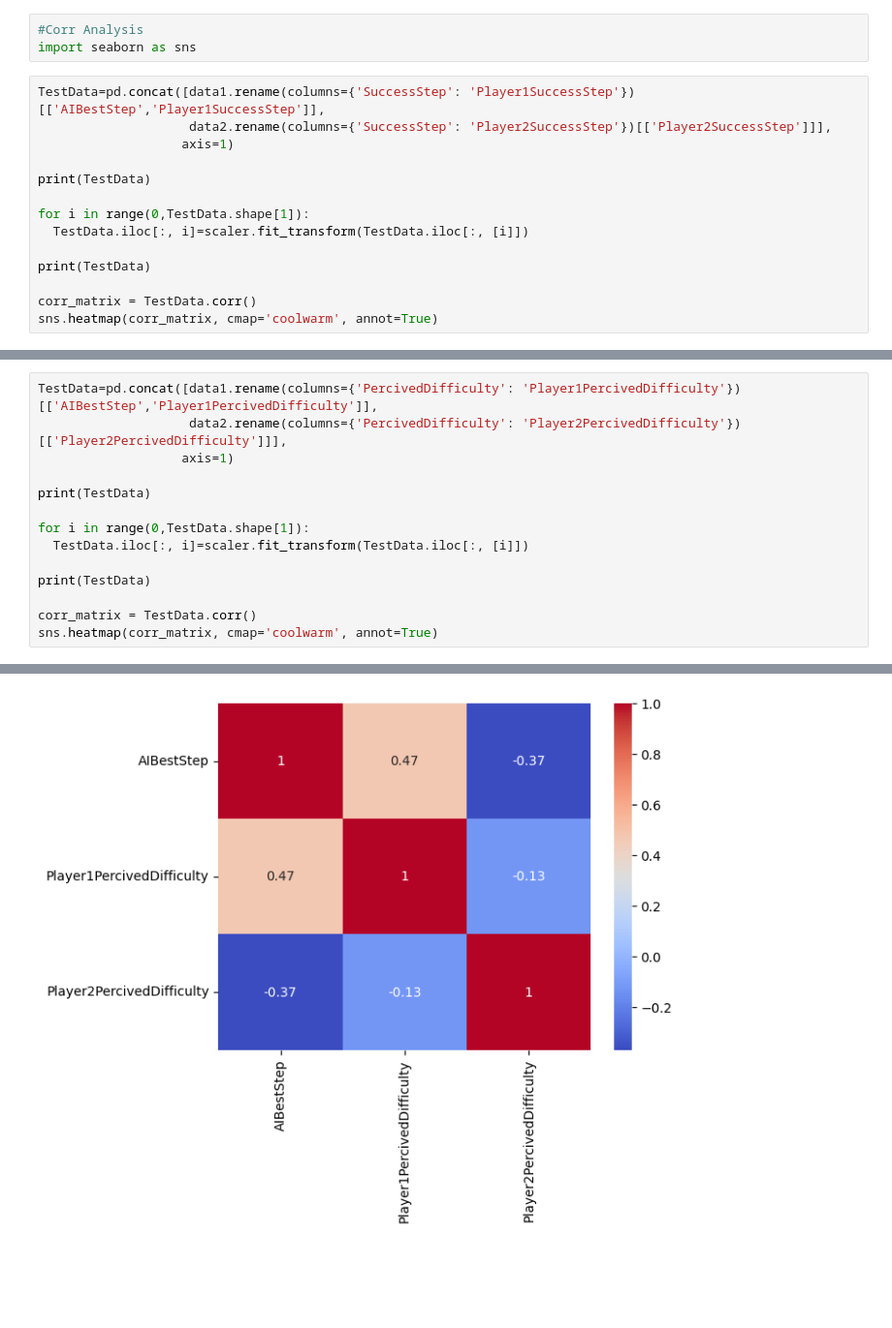
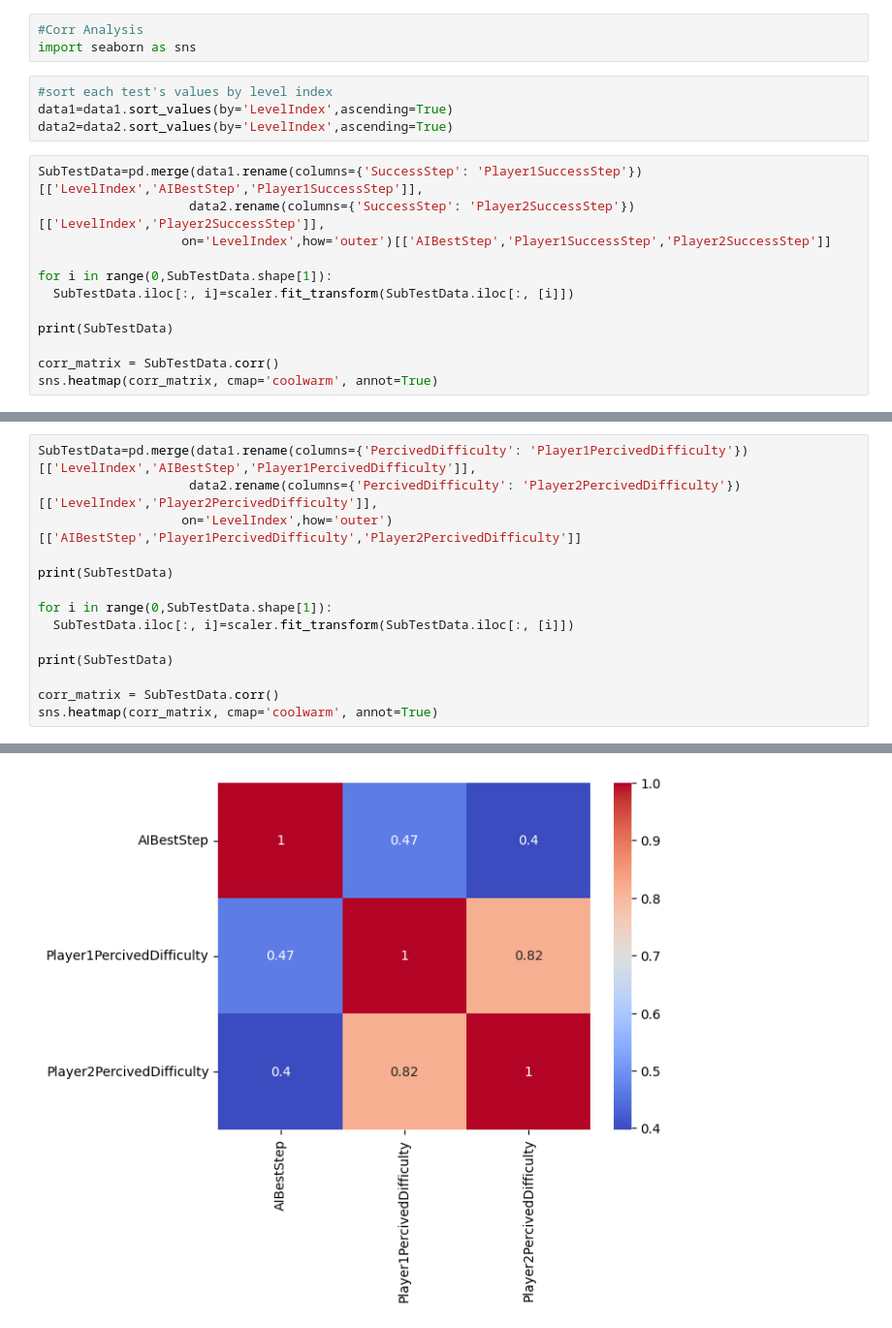
Before and after one commit to LingPeiYu/AaltoThesisDataAnalysis, a Jupyter notebook: AaltoThesisDataAnalysis.ipynb, the cells around one changed output, grey strips where cells are left out. Shown at 97% size. Cells and saved outputs as stored; diff of their text form; blank space fills up the shorter version.

```diff
--- a/AaltoThesisDataAnalysis.ipynb
+++ b/AaltoThesisDataAnalysis.ipynb
@@ -266,19 +274,21 @@ print(test_error)
 # %%
 #Corr Analysis
 import seaborn as sns
+# %%
+#sort each test's values by level index
+data1=data1.sort_values(by='LevelIndex',ascending=True)
+data2=data2.sort_values(by='LevelIndex',ascending=True)
 # %%
-TestData=pd.concat([data1.rename(columns={'SuccessStep': 'Player1SuccessStep'})[['AIBestStep','Player1SuccessStep']],
-                    data2.rename(columns={'SuccessStep': 'Player2SuccessStep'})[['Player2SuccessStep']]],
-                   axis=1)
+SubTestData=pd.merge(data1.rename(columns={'SuccessStep': 'Player1SuccessStep'})[['LevelIndex','AIBestStep','Player1SuccessStep']],
+                    data2.rename(columns={'SuccessStep': 'Player2SuccessStep'})[['LevelIndex','Player2SuccessStep']],
+                   on='LevelIndex',how='outer')[['AIBestStep','Player1SuccessStep','Player2SuccessStep']]
 
-print(TestData)
+for i in range(0,SubTestData.shape[1]):
+  SubTestData.iloc[:, i]=scaler.fit_transform(SubTestData.iloc[:, [i]])
 
-for i in range(0,TestData.shape[1]):
-  TestData.iloc[:, i]=scaler.fit_transform(TestData.iloc[:, [i]])
+print(SubTestData)
 
-print(TestData)
-
-corr_matrix = TestData.corr()
+corr_matrix = SubTestData.corr()
 sns.heatmap(corr_matrix, cmap='coolwarm', annot=True)
 # %% [output]
     AIBestStep  Player1SuccessStep  Player2SuccessStep
@@ -303,16 +313,16 @@ sns.heatmap(corr_matrix, cmap='coolwarm', annot=True)
 # %%
-TestData=pd.concat([data1.rename(columns={'PercivedDifficulty': 'Player1PercivedDifficulty'})[['AIBestStep','Player1PercivedDifficulty']],
-                    data2.rename(columns={'PercivedDifficulty': 'Player2PercivedDifficulty'})[['Player2PercivedDifficulty']]],
-                   axis=1)
+SubTestData=pd.merge(data1.rename(columns={'PercivedDifficulty': 'Player1PercivedDifficulty'})[['LevelIndex','AIBestStep','Player1PercivedDifficulty']],
+                    data2.rename(columns={'PercivedDifficulty': 'Player2PercivedDifficulty'})[['LevelIndex','Player2PercivedDifficulty']],
+                   on='LevelIndex',how='outer')[['AIBestStep','Player1PercivedDifficulty','Player2PercivedDifficulty']]
 
-print(TestData)
+print(SubTestData)
 
-for i in range(0,TestData.shape[1]):
-  TestData.iloc[:, i]=scaler.fit_transform(TestData.iloc[:, [i]])
+for i in range(0,SubTestData.shape[1]):
+  SubTestData.iloc[:, i]=scaler.fit_transform(SubTestData.iloc[:, [i]])
 
-print(TestData)
+print(SubTestData)
 
-corr_matrix = TestData.corr()
+corr_matrix = SubTestData.corr()
 sns.heatmap(corr_matrix, cmap='coolwarm', annot=True)
 # %% [output]
     AIBestStep  Player1PercivedDifficulty  Player2PercivedDifficulty
@@ -335,3 +345,3 @@ sns.heatmap(corr_matrix, cmap='coolwarm', annot=True)
 <Axes: >
-[figure, old version]
+[figure, new version]
 # %%
```
Also changed, not shown: parts of 10 cells of this notebook.
